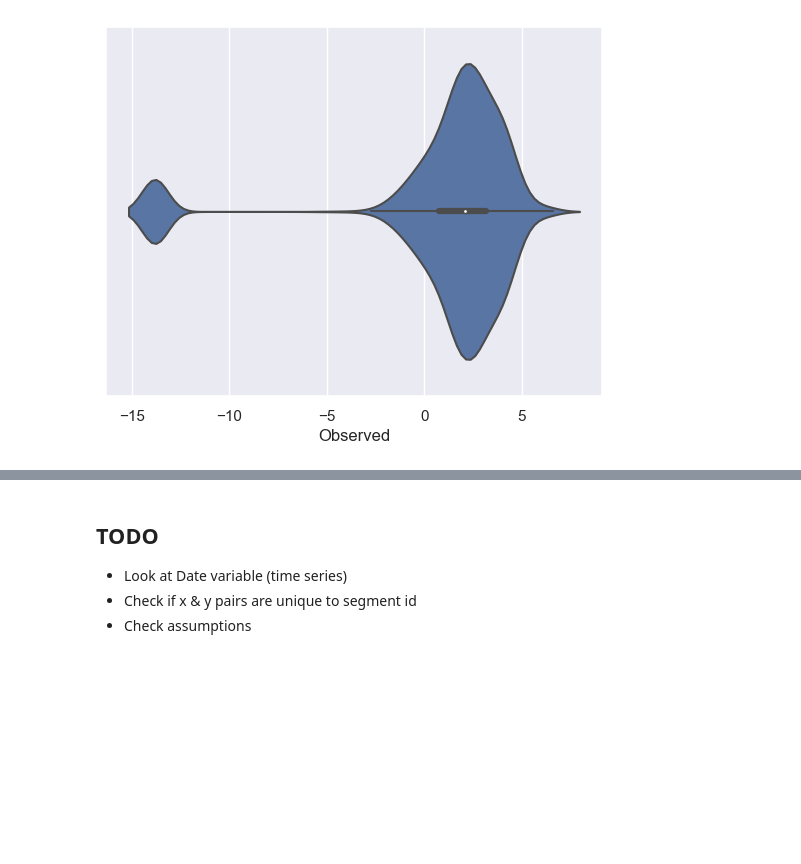
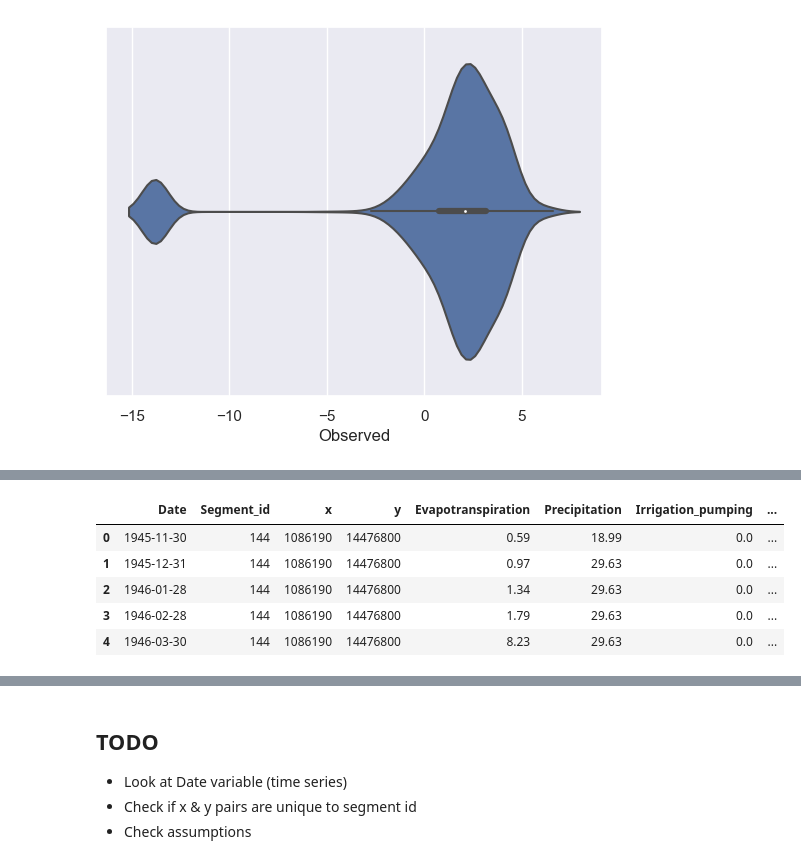
Before and after one commit to sethbeckett/cs6830_project6, a Jupyter notebook: seth_eda.ipynb, the cells around one changed output, grey strips where cells are left out. Cells and saved outputs as stored; diff of their text form; code cells hidden in the pictures; blank space fills up the shorter version.

```diff
--- a/seth_eda.ipynb
+++ b/seth_eda.ipynb
@@ -96,0 +116,12 @@ sns.pairplot(X_numerical)
+# %%
+# Convert date column to datetime
+hydro['Date'] = hydro['Date'] - 693963
+hydro['Date'] = pd.to_datetime(hydro['Date'], origin='1900-01-01', unit='D')
+hydro.head()
+# %% [output]
+|  | Date | Segment_id | x | y | Evapotranspiration | Precipitation | Irrigation_pumping | ... |
+| 0 | 1945-11-30 | 144 | 1086190 | 14476800 | 0.59 | 18.99 | 0.0 | ... |
+| 1 | 1945-12-31 | 144 | 1086190 | 14476800 | 0.97 | 29.63 | 0.0 | ... |
+| 2 | 1946-01-28 | 144 | 1086190 | 14476800 | 1.34 | 29.63 | 0.0 | ... |
+| 3 | 1946-02-28 | 144 | 1086190 | 14476800 | 1.79 | 29.63 | 0.0 | ... |
+| 4 | 1946-03-30 | 144 | 1086190 | 14476800 | 8.23 | 29.63 | 0.0 | ... |
```
Also changed, not shown: parts of 8 cells of this notebook.
